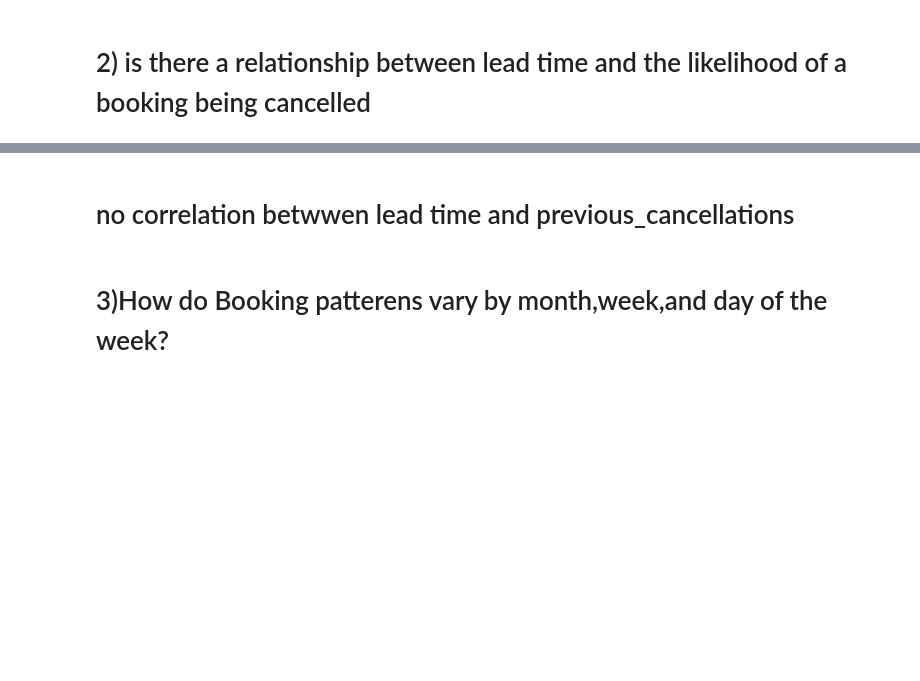
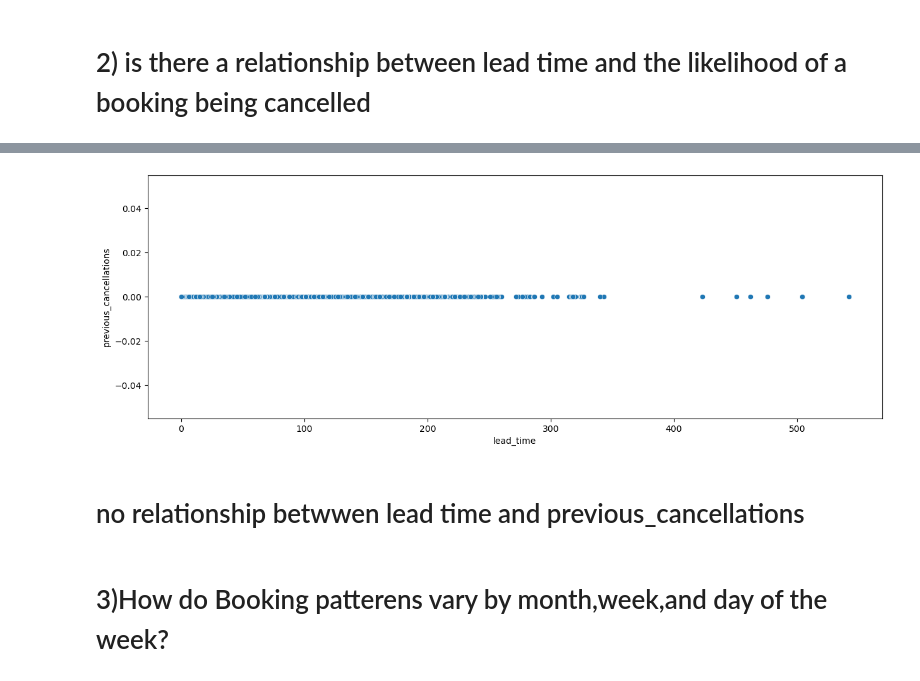
Before and after one commit to asher70/Data-science-and-Machine-Learning-NIIT, a Jupyter notebook: COURSE 5-Exploratory Data Analysis/ASHER_C5_S5_PROJECT(ASSIGNMENT).ipynb, the cells around one changed output, grey strips where cells are left out. Drawn from its saved outputs; the diff is of its cells as text; code cells hidden in the pictures; blank space fills up the shorter version.

```diff
--- a/COURSE 5-Exploratory Data Analysis/ASHER_C5_S5_PROJECT(ASSIGNMENT).ipynb
+++ b/COURSE 5-Exploratory Data Analysis/ASHER_C5_S5_PROJECT(ASSIGNMENT).ipynb
@@ -82,9 +179,11 @@ hd['lead_time'].corr(hd['previous_cancellations'])
 # %%
 fig,ax=plt.subplots(figsize=(15,5))
-sns.countplot(x=hd['lead_time'],hue=hd['previous_cancellations'])
+sns.scatterplot(x=hd['lead_time'],y=hd['previous_cancellations'])
 plt.show()
+# %% [output]
+[figure, added]
 # %% [markdown]
-# no correlation betwwen lead time and previous_cancellations
+# no relationship betwwen lead time and previous_cancellations
 # %% [markdown]
 # 3)How do Booking patterens vary by month,week,and day of the week?
 # %%
```
Also changed, not shown: parts of 29 cells of this notebook.
